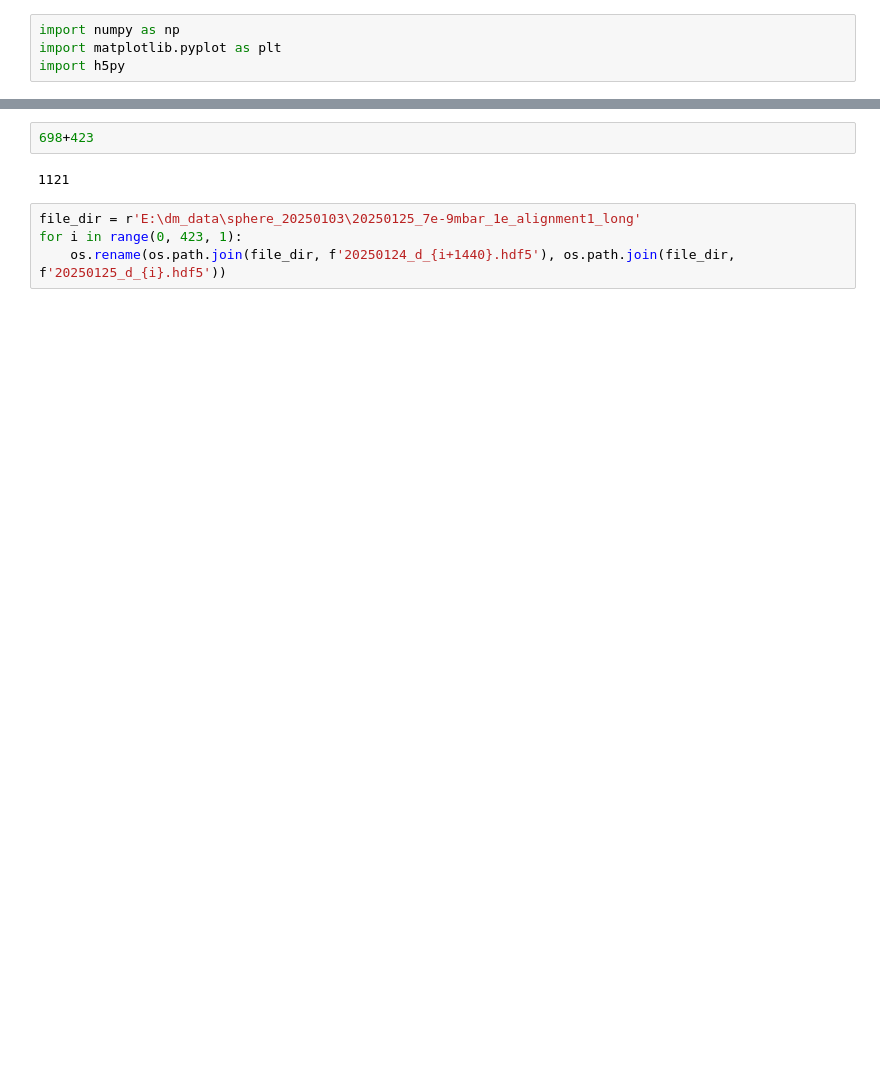
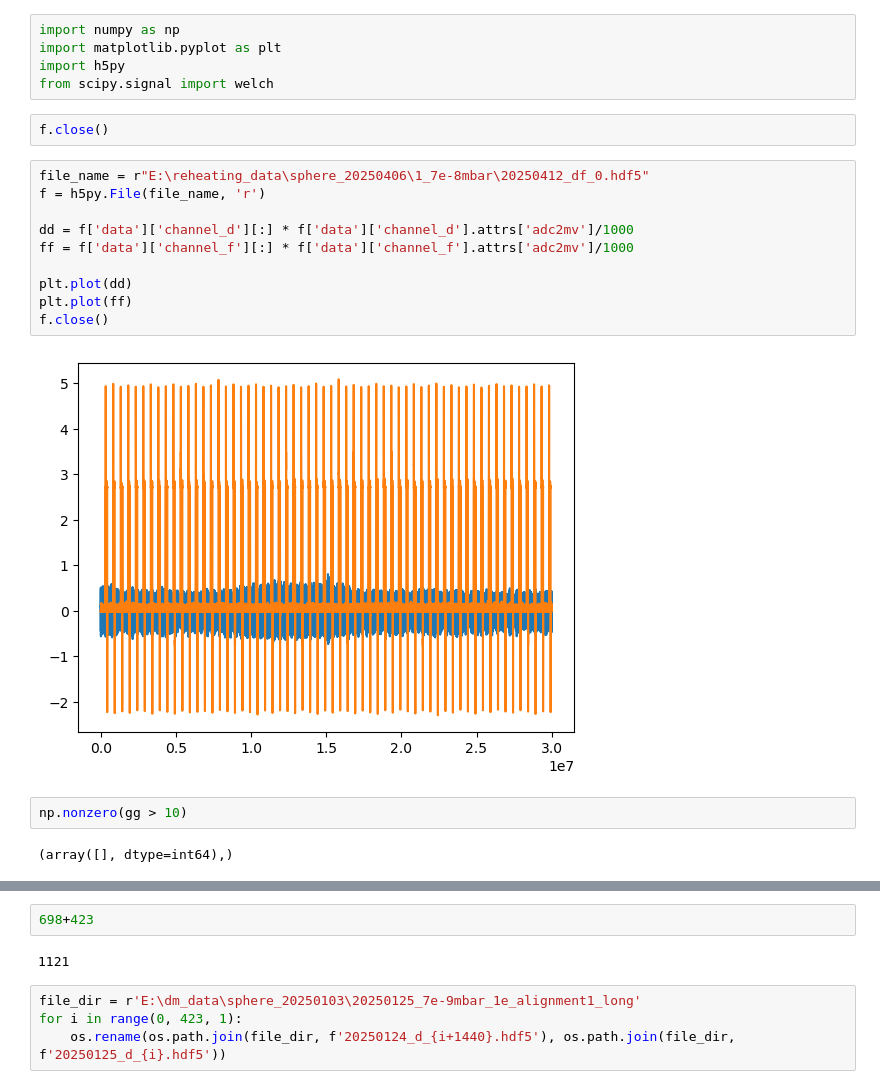
Before and after one commit to yuhants/nanospheres, a Jupyter notebook: analysis_notebooks/20241017_h5py_test.ipynb, the cells around one changed output, grey strips where cells are left out. Cells and saved outputs as stored; diff of their text form; blank space fills up the shorter version.

```diff
--- a/analysis_notebooks/20241017_h5py_test.ipynb
+++ b/analysis_notebooks/20241017_h5py_test.ipynb
@@ -2,3 +2,22 @@
 import numpy as np
 import matplotlib.pyplot as plt
 import h5py
+from scipy.signal import welch
+# %%
+f.close()
+# %%
+file_name = r"E:\reheating_data\sphere_20250406\1_7e-8mbar\20250412_df_0.hdf5"
+f = h5py.File(file_name, 'r')
+
+dd = f['data']['channel_d'][:] * f['data']['channel_d'].attrs['adc2mv']/1000
+ff = f['data']['channel_f'][:] * f['data']['channel_f'].attrs['adc2mv']/1000
+
+plt.plot(dd)
+plt.plot(ff)
+f.close()
+# %% [output]
+[figure, added]
+# %%
+np.nonzero(gg > 10)
+# %% [output]
+(array([], dtype=int64),)
```
Also changed, not shown: parts of 7 cells of this notebook, 8 other files.
